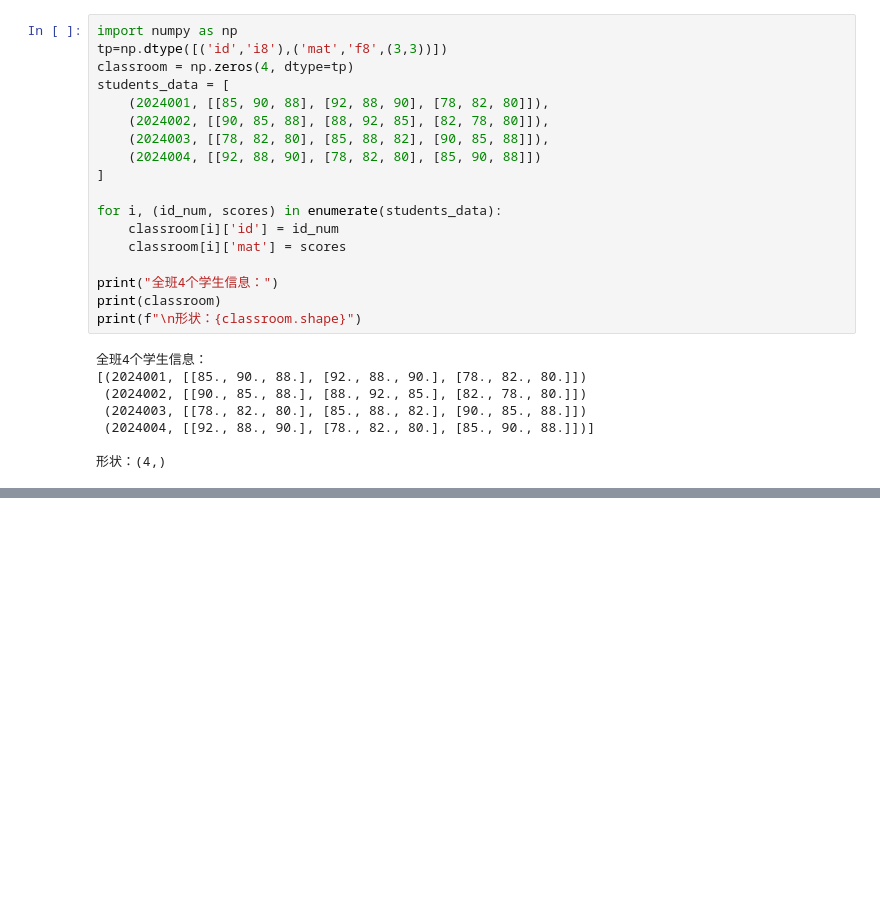
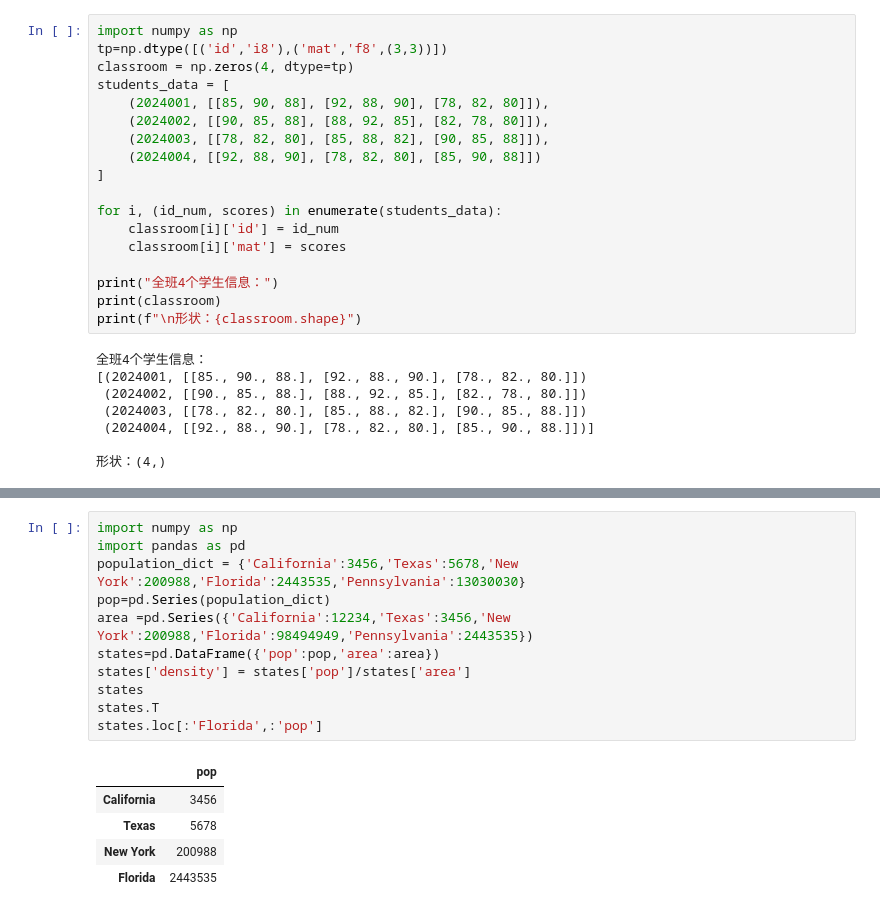
Before and after one commit to ldk618/python-prcatice, a Jupyter notebook: learning_3.ipynb, the cells around one changed output, grey strips where cells are left out. Cells and saved outputs as stored; diff of their text form; blank space fills up the shorter version.

```diff
--- a/learning_3.ipynb
+++ b/learning_3.ipynb
@@ -152,0 +163,17 @@ print(f"\n形状：{classroom.shape}")
+# %%
+import numpy as np
+import pandas as pd
+population_dict = {'California':3456,'Texas':5678,'New York':200988,'Florida':2443535,'Pennsylvania':13030030}
+pop=pd.Series(population_dict)
+area =pd.Series({'California':12234,'Texas':3456,'New York':200988,'Florida':98494949,'Pennsylvania':2443535})
+states=pd.DataFrame({'pop':pop,'area':area})
+states['density'] = states['pop']/states['area']
+states
+states.T
+states.loc[:'Florida',:'pop']
+# %% [output]
+|  | pop |
+| California | 3456 |
+| Texas | 5678 |
+| New York | 200988 |
+| Florida | 2443535 |
```
Also changed, not shown: parts of 5 cells of this notebook.
